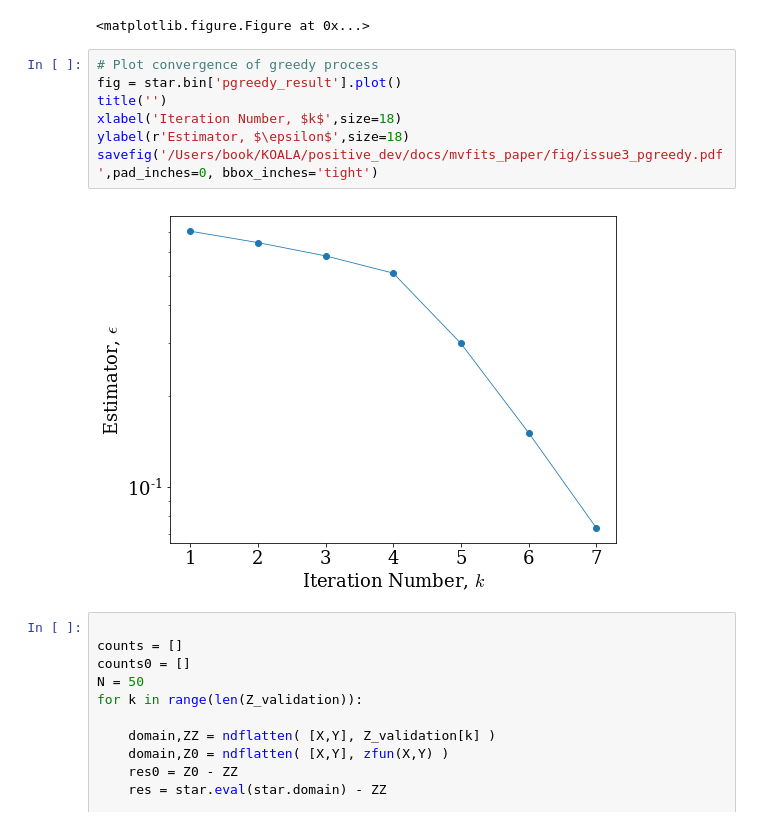
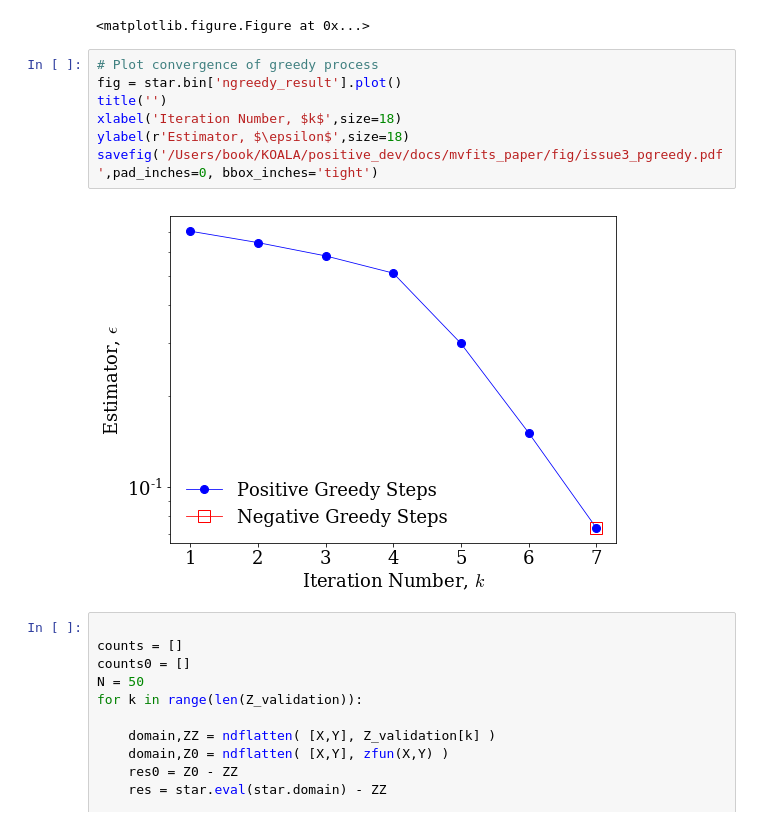
Before and after one commit to llondon6/koalas, a Jupyter notebook: docs/mvfits_paper/python/issue3_gmvr_toy_problem.ipynb, the cells around one changed output. Drawn from its saved outputs; the diff is of its cells as text.

```diff
--- a/docs/mvfits_paper/python/issue3_gmvr_toy_problem.ipynb
+++ b/docs/mvfits_paper/python/issue3_gmvr_toy_problem.ipynb
@@ -54,13 +54,13 @@ savefig('/Users/book/KOALA/positive_dev/docs/mvfits_paper/fig/issue3_summary.pdf
 <matplotlib.figure.Figure at 0x...>
 # %%
 # Plot convergence of greedy process
-fig = star.bin['pgreedy_result'].plot()
+fig = star.bin['ngreedy_result'].plot()
 title('')
 xlabel('Iteration Number, $k$',size=18)
 ylabel(r'Estimator, $\epsilon$',size=18)
 savefig('/Users/book/KOALA/positive_dev/docs/mvfits_paper/fig/issue3_pgreedy.pdf',pad_inches=0, bbox_inches='tight')
 # %% [output]
-[figure, old version]
+[figure, new version]
 # %%
 
 counts = []
```
Also changed, not shown: 4 other files.
